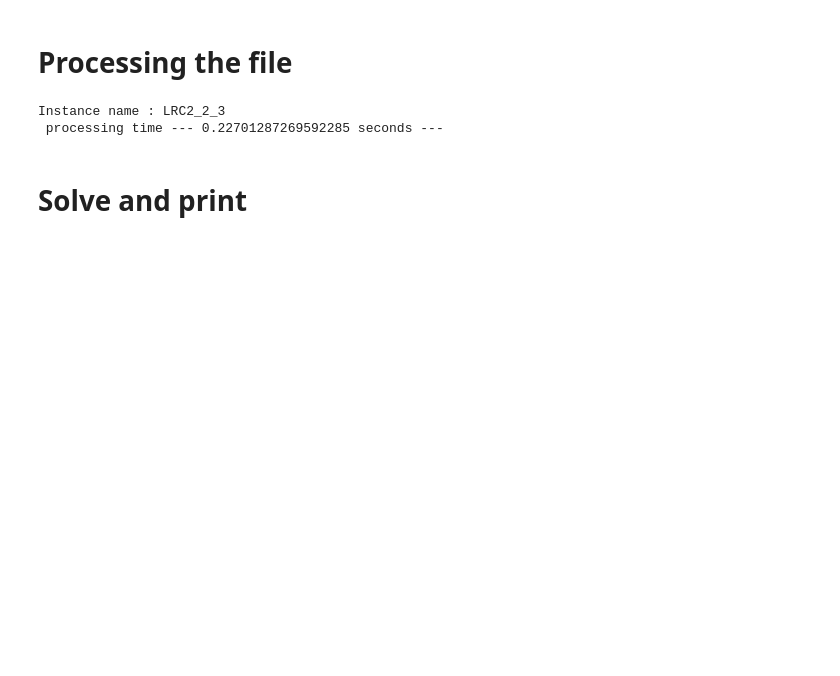
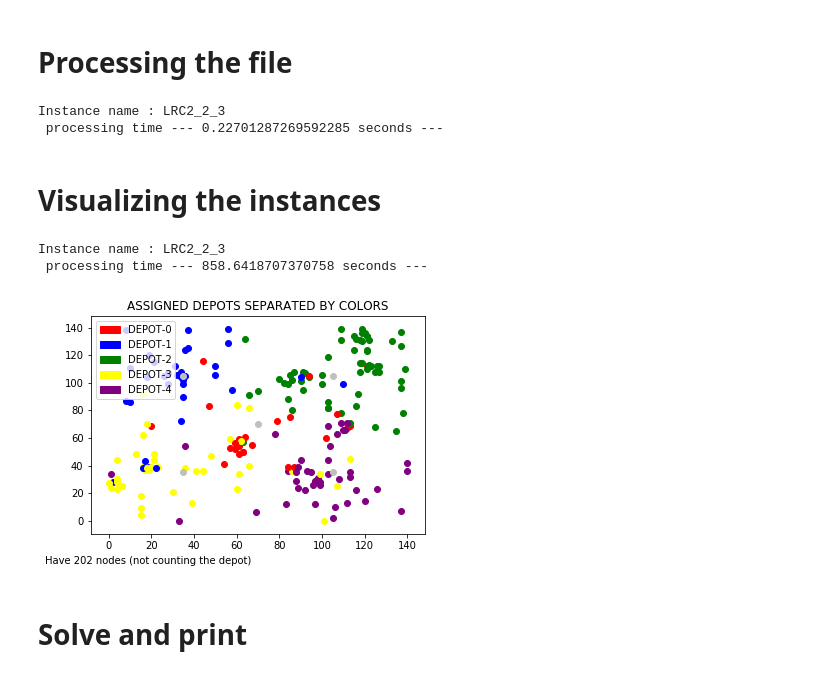
Before and after one commit to Worse2Worst/Senior-Project, a Jupyter notebook: src/multi-depot_Notebook.ipynb, the cells around one changed output. Drawn from its saved outputs; the diff is of its cells as text; code cells hidden in the pictures; blank space fills up the shorter version.

```diff
--- a/src/multi-depot_Notebook.ipynb
+++ b/src/multi-depot_Notebook.ipynb
@@ -179,6 +180,16 @@ print(" processing time --- %s seconds ---" % (time.time() - start_time))
 # %% [output]
 Instance name : LRC2_2_3
  processing time --- 0.22701287269592285 seconds ---
+# %% [markdown]
+# Visualizing the instances
+# %%
+print( 'Instance name : '+str(filename))
+print(" processing time --- %s seconds ---" % (time.time() - start_time))
+util.draw_simple_assigned_depots(REQUESTS,LOCATIONS,DEPOTS,DEPOT_NUMBERS)
+# %% [output]
+Instance name : LRC2_2_3
+ processing time --- 858.6418707370758 seconds ---
+[figure, added]
 # %% [markdown]
 # Solve and print
 # %%
```
Also changed, not shown: parts of 4 cells of this notebook.
